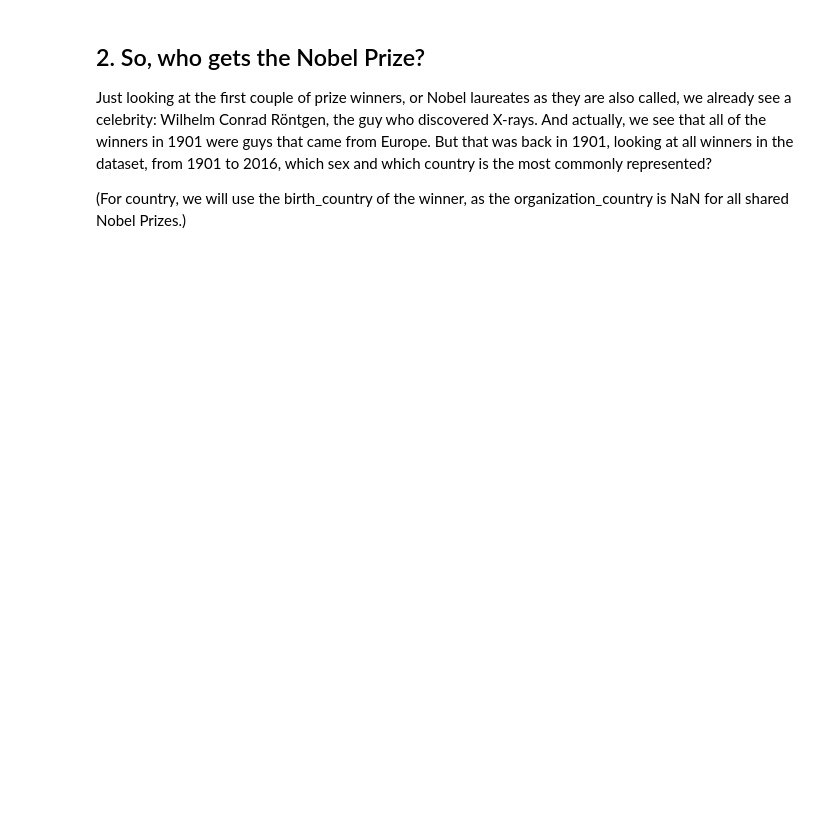
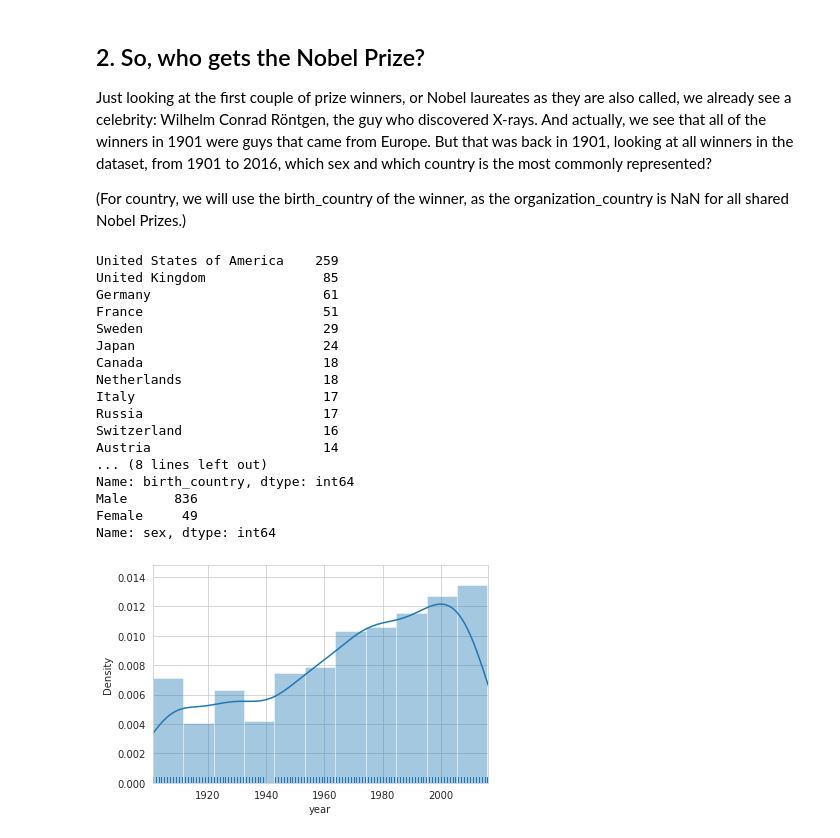
Before and after one commit to johnhhu2020/DataCamp-Data-Scientist-with-Python-Track, a Jupyter notebook: A Visual History of Nobel Prize Winners.ipynb, the cells around one changed output. Cells and saved outputs as stored; diff of their text form; code cells hidden in the pictures; blank space fills up the shorter version.

```diff
--- a/A Visual History of Nobel Prize Winners.ipynb
+++ b/A Visual History of Nobel Prize Winners.ipynb
@@ -69,3 +68,34 @@ Just looking at the first couple of prize winners, or Nobel laureates as they ar
 (For country, we will use the birth_country of the winner, as the organization_country is NaN for all shared Nobel Prizes.)
 # %%
 # Display the number of (possibly shared) Nobel Prizes handed
+
+print(nobel['birth_country'].value_counts().head(20))
+
+print(nobel['sex'].value_counts())
+
+
+fig, ax = plt.subplots()
+
+sns.distplot(nobel['year'], kde=True, rug=True, ax=ax)
+
+ax.set(xlim=[nobel['year'].min(), nobel['year'].max()])
+plt.show()
+# %% [output]
+United States of America    259
+United Kingdom               85
+Germany                      61
+France                       51
+Sweden                       29
+Japan                        24
+Canada                       18
+Netherlands                  18
+Italy                        17
+Russia                       17
+Switzerland                  16
+Austria                      14
+... (8 lines left out)
+Name: birth_country, dtype: int64
+Male      836
+Female     49
+Name: sex, dtype: int64
+[figure, added]
```
Also changed, not shown: parts of 12 cells of this notebook.
